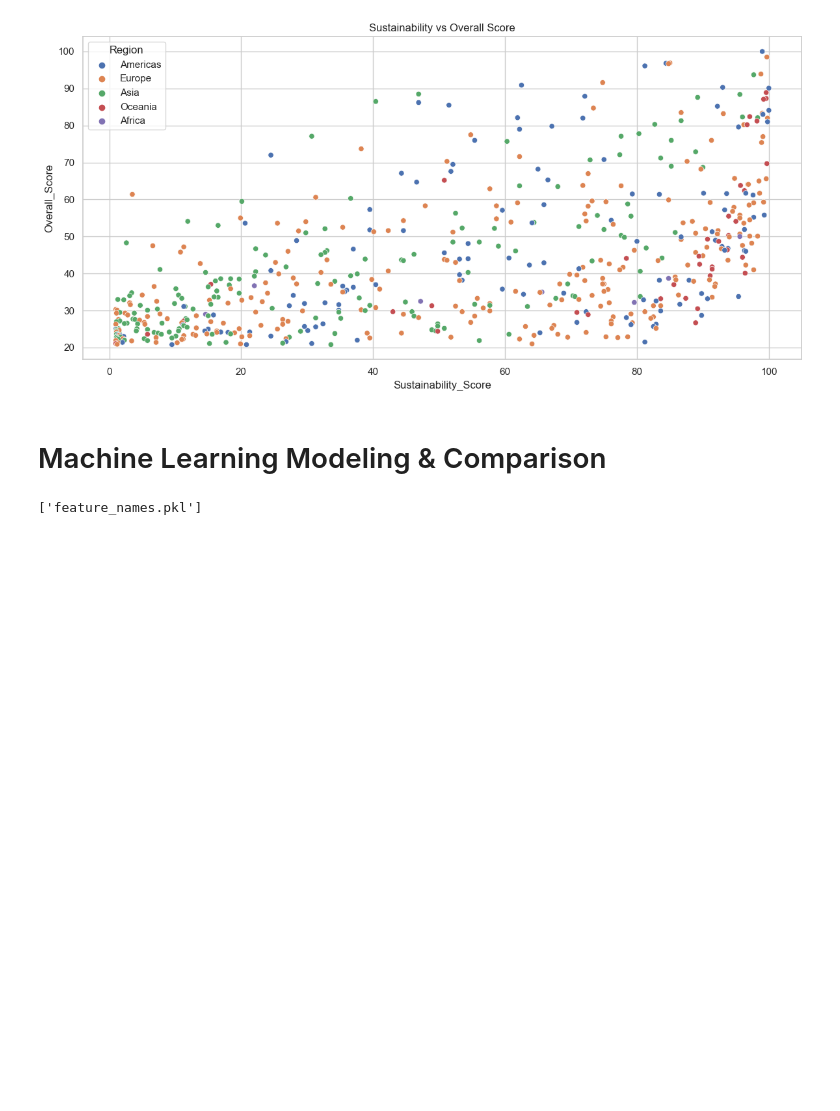
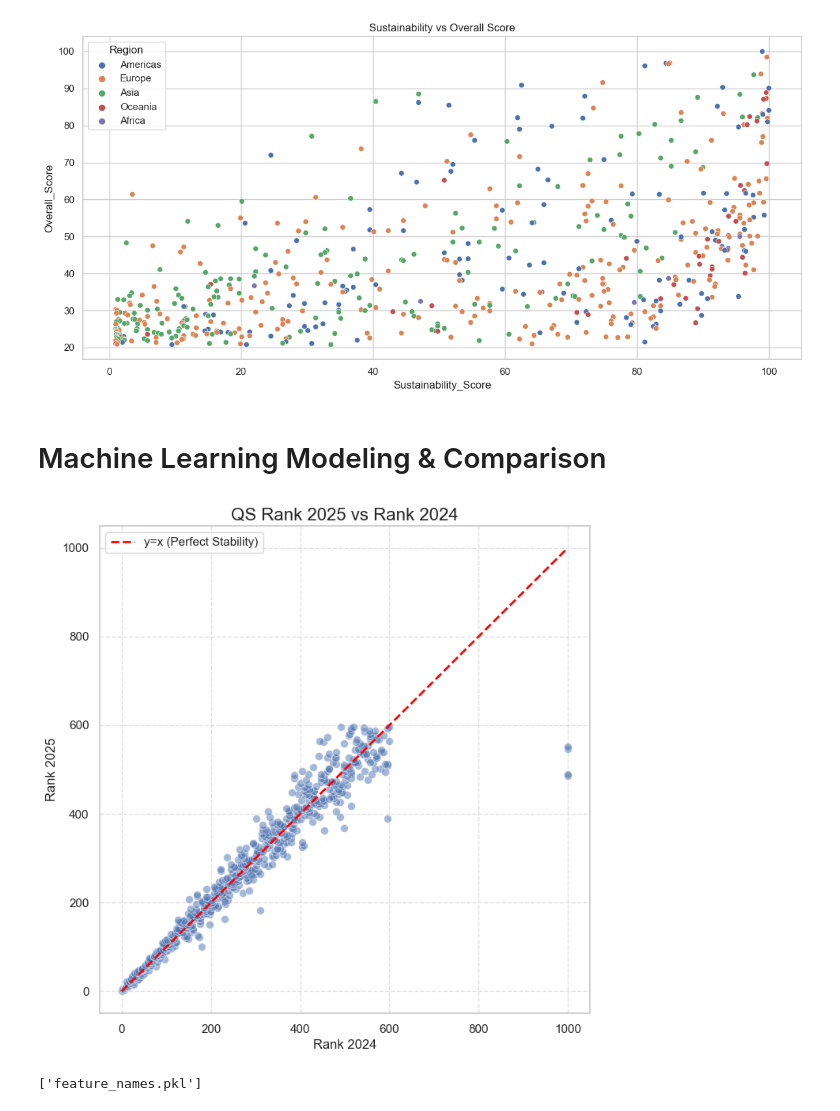
Before and after one commit to djdiptayan1/QS-World-Rankings-2025-Analysis-DS, a Jupyter notebook: QS Rankings Prediction 0.99 R2 ML DL.ipynb, the cells around one changed output. Drawn from its saved outputs; the diff is of its cells as text; code cells hidden in the pictures; blank space fills up the shorter version.

```diff
--- a/QS Rankings Prediction 0.99 R2 ML DL.ipynb
+++ b/QS Rankings Prediction 0.99 R2 ML DL.ipynb
@@ -310,6 +327,22 @@ for col in rank_cols:
 df["Overall_Score"] = pd.to_numeric(df["Overall_Score"], errors="coerce")
 
 df = df.dropna(subset=["RANK_2024", "RANK_2025", "Overall_Score"])
+# %%
+plt.figure(figsize=(8, 8))
+plot_data = df.dropna(subset=['RANK_2025', 'RANK_2024'])
+sns.scatterplot(data=plot_data, x='RANK_2024', y='RANK_2025', alpha=0.5, s=50)
+
+max_rank = max(plot_data['RANK_2024'].max(), plot_data['RANK_2025'].max())
+plt.plot([0, max_rank], [0, max_rank], color='red', linestyle='--', lw=2, label='y=x (Perfect Stability)')
+
+plt.title('QS Rank 2025 vs Rank 2024', fontsize=16)
+plt.xlabel('Rank 2024')
+plt.ylabel('Rank 2025')
+plt.legend()
+plt.grid(True, linestyle='--', alpha=0.6)
+plt.show()
+# %% [output]
+[figure, added]
 # %%
 categorical_cols = ["Location", "Region", "SIZE", "FOCUS", "RES.", "STATUS"]
 for col in categorical_cols:
```
Also changed, not shown: parts of 3 cells of this notebook, 4 other files.
